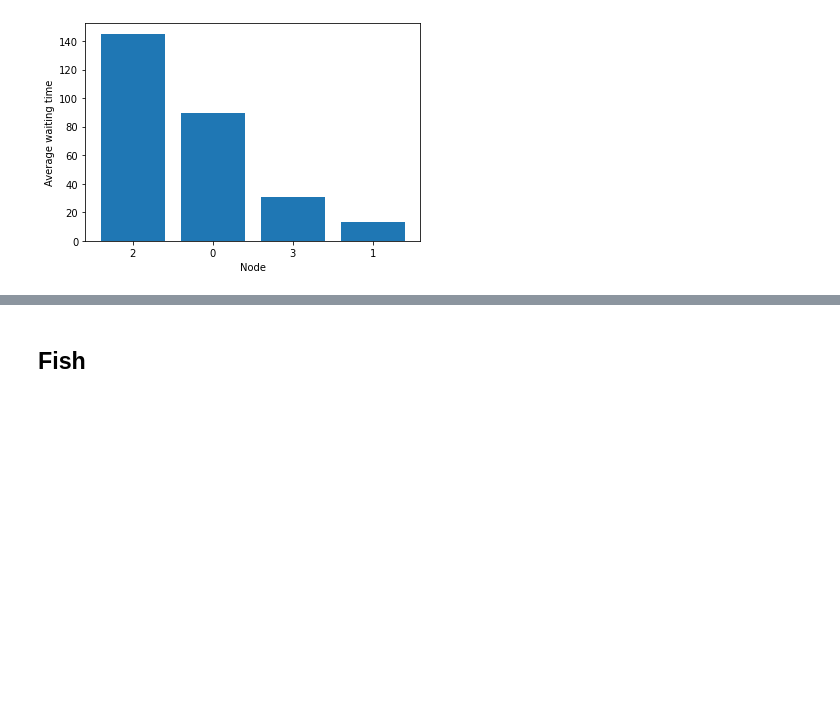
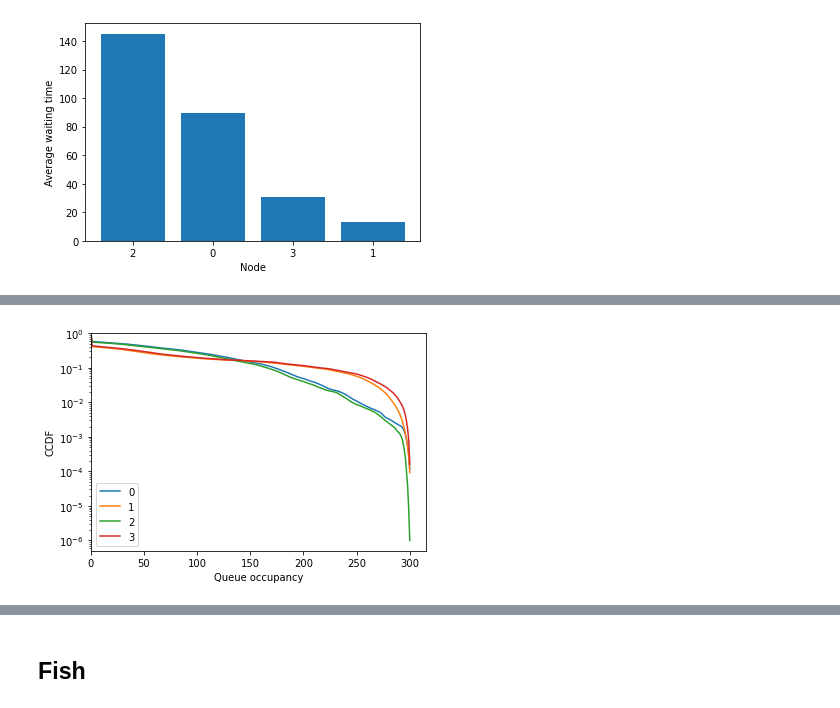
Before and after one commit to balouf/stochastic_matching, a Jupyter notebook: docs/tutorials/simulator.ipynb, the cells around one changed output, grey strips where cells are left out. Saved outputs shown, nothing was run; the diff lists cells and outputs as text; code cells hidden in the pictures; blank space fills up the shorter version.

```diff
--- a/docs/tutorials/simulator.ipynb
+++ b/docs/tutorials/simulator.ipynb
@@ -330,0 +337,3 @@ fig = diamond.simulator.show_average_queues(sort=True, as_time=True)
+# %%
+weights = [2, 1, 2, 1, 2]
+diamond.optimize_rates(weights)
@@ -330,0 +342,2 @@ fig = diamond.simulator.show_average_queues(sort=True, as_time=True)
+# %%
+diamond.run('semi_greedy', weights=weights, threshold=300)
@@ -330,0 +350,4 @@ fig = diamond.simulator.show_average_queues(sort=True, as_time=True)
+# %%
+fig = diamond.simulator.show_ccdf()
+# %% [output]
+[figure, added]
```
Also changed, not shown: parts of 25 cells of this notebook, 4 other files.
